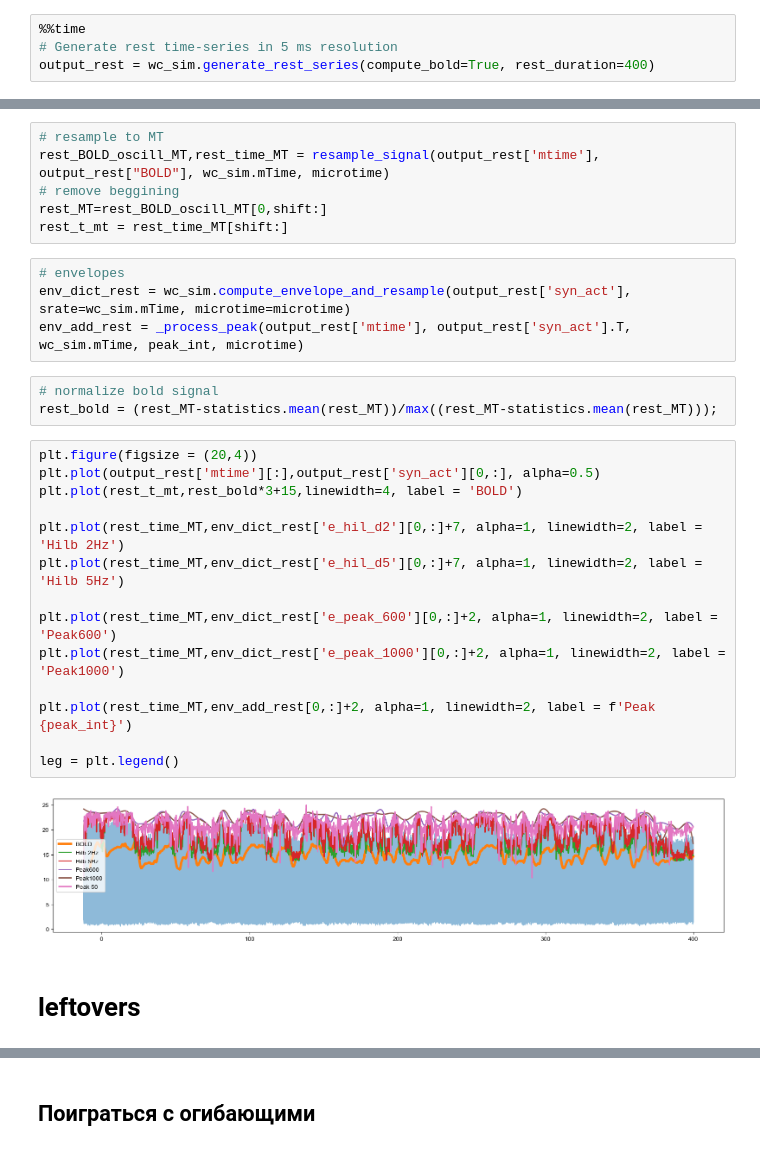
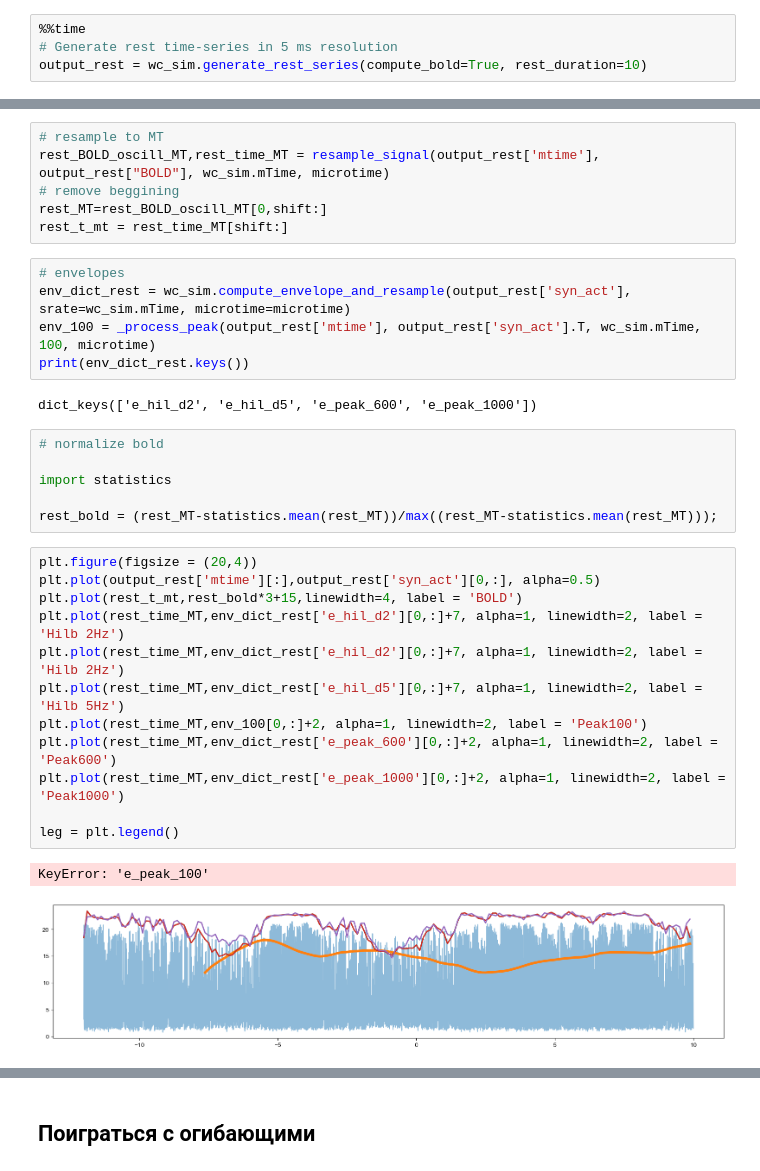
Before and after one commit to IHB-IBR-department/ER_simulator, a Jupyter notebook: notebooks/05.SmallExampleGeneration.ipynb, the cells around one changed output, grey strips where cells are left out. Saved outputs shown, nothing was run; the diff lists cells and outputs as text.

```diff
--- a/notebooks/05.SmallExampleGeneration.ipynb
+++ b/notebooks/05.SmallExampleGeneration.ipynb
@@ -95,5 +102,5 @@ leg = plt.legend()
 # %%
 %%time
 # Generate rest time-series in 5 ms resolution
-output_rest = wc_sim.generate_rest_series(compute_bold=True, rest_duration=400)
+output_rest = wc_sim.generate_rest_series(compute_bold=True, rest_duration=10)
 # %% [output]
@@ -108,25 +115,28 @@ rest_t_mt = rest_time_MT[shift:]
 # %%
 # envelopes
 env_dict_rest = wc_sim.compute_envelope_and_resample(output_rest['syn_act'], srate=wc_sim.mTime, microtime=microtime)
-env_add_rest = _process_peak(output_rest['mtime'], output_rest['syn_act'].T, wc_sim.mTime, peak_int, microtime)
+env_100 = _process_peak(output_rest['mtime'], output_rest['syn_act'].T, wc_sim.mTime, 100, microtime)
+print(env_dict_rest.keys())
+# %% [output]
+dict_keys(['e_hil_d2', 'e_hil_d5', 'e_peak_600', 'e_peak_1000'])
 # %%
-# normalize bold signal
+# normalize bold
+
+import statistics
+
 rest_bold = (rest_MT-statistics.mean(rest_MT))/max((rest_MT-statistics.mean(rest_MT)));
 # %%
 plt.figure(figsize = (20,4))
 plt.plot(output_rest['mtime'][:],output_rest['syn_act'][0,:], alpha=0.5)
 plt.plot(rest_t_mt,rest_bold*3+15,linewidth=4, label = 'BOLD')
-
+plt.plot(rest_time_MT,env_dict_rest['e_hil_d2'][0,:]+7, alpha=1, linewidth=2, label = 'Hilb 2Hz')
 plt.plot(rest_time_MT,env_dict_rest['e_hil_d2'][0,:]+7, alpha=1, linewidth=2, label = 'Hilb 2Hz')
 plt.plot(rest_time_MT,env_dict_rest['e_hil_d5'][0,:]+7, alpha=1, linewidth=2, label = 'Hilb 5Hz')
-
+plt.plot(rest_time_MT,env_100[0,:]+2, alpha=1, linewidth=2, label = 'Peak100')
 plt.plot(rest_time_MT,env_dict_rest['e_peak_600'][0,:]+2, alpha=1, linewidth=2, label = 'Peak600')
 plt.plot(rest_time_MT,env_dict_rest['e_peak_1000'][0,:]+2, alpha=1, linewidth=2, label = 'Peak1000')
 
-plt.plot(rest_time_MT,env_add_rest[0,:]+2, alpha=1, linewidth=2, label = f'Peak {peak_int}')
-
 leg = plt.legend()
 # %% [output]
+KeyError: 'e_peak_100'
-[figure, old version]
+[figure, new version]
-# %% [markdown]
-# leftovers
```
Also changed, not shown: parts of 19 cells of this notebook, 1 other file.
